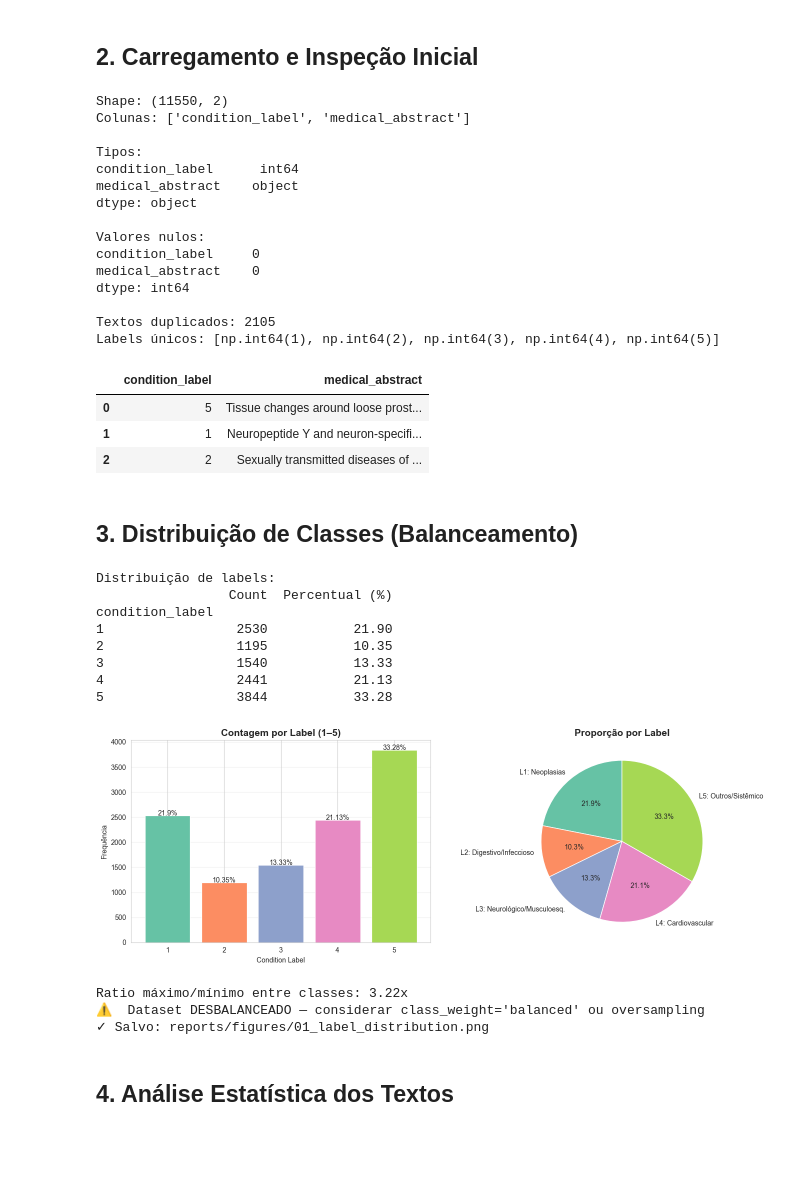
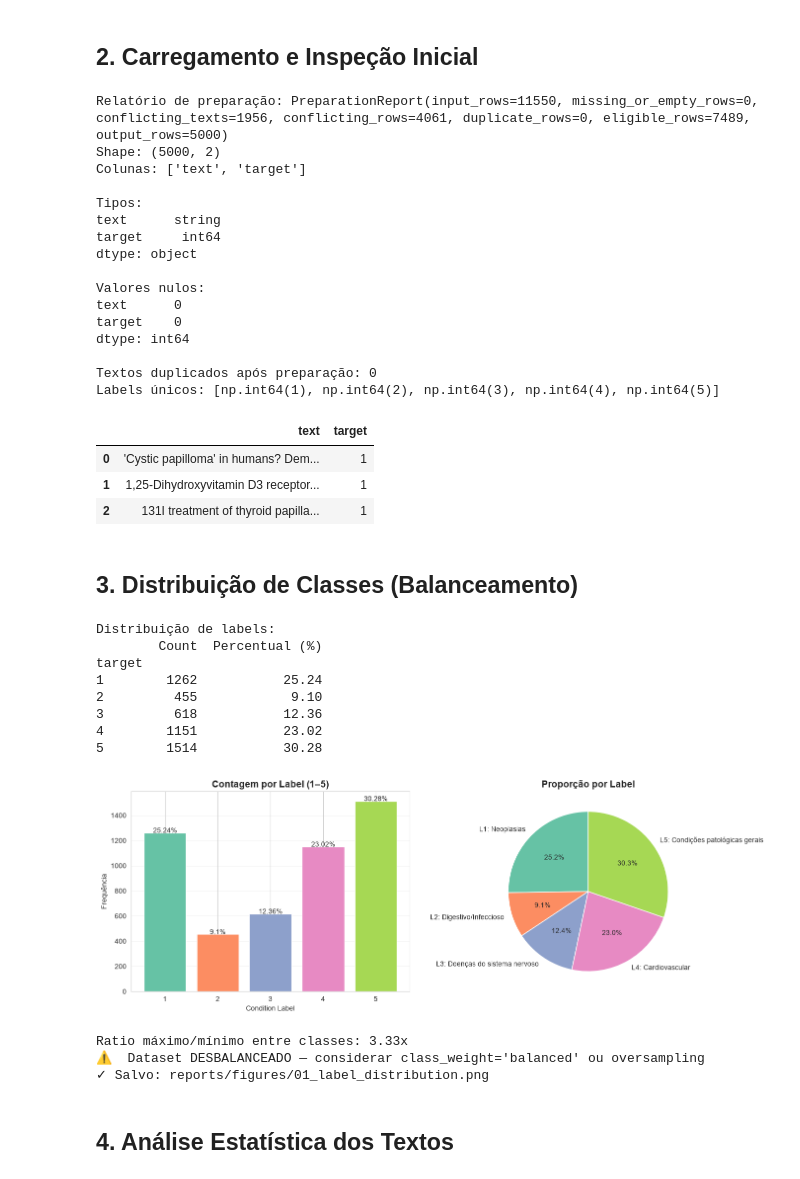
Before and after one commit to fabiopolli/pos-ml-eng-tech-challenge-fase-03, a Jupyter notebook: notebooks/01_eda.ipynb, the cells around one changed output. Cells and saved outputs as stored; diff of their text form; code cells hidden in the pictures; blank space fills up the shorter version.

```diff
--- a/notebooks/01_eda.ipynb
+++ b/notebooks/01_eda.ipynb
@@ -13,12 +13,19 @@ Dataset com **dois campos**:
 # %% [markdown]
 ## 1. Imports e Configurações
 # %%
+from pathlib import Path
+import sys
+
+PROJECT_ROOT = Path.cwd().parent if Path.cwd().name == 'notebooks' else Path.cwd()
+sys.path.insert(0, str(PROJECT_ROOT / 'src'))
+
 import pandas as pd
 import numpy as np
 import matplotlib.pyplot as plt
 import seaborn as sns
 from collections import Counter
 from sklearn.feature_extraction.text import CountVectorizer, TfidfVectorizer
+from triage_ml.data.prepare import prepare_dataset
 import warnings
 warnings.filterwarnings('ignore')
 
@@ -26,13 +33,15 @@ sns.set_style('whitegrid')
 plt.rcParams['figure.figsize'] = (12, 6)
 colors = sns.color_palette('Set2', 5)
 
-DATA_PATH = '../data/medical_tc_train.csv'
+DATA_PATH = PROJECT_ROOT / 'data' / 'medical_tc_train.csv'
+FIGURES_DIR = PROJECT_ROOT / 'reports' / 'figures'
+FIGURES_DIR.mkdir(parents=True, exist_ok=True)
 LABEL_NAMES = {
     1: 'Neoplasias',
     2: 'Digestivo/Infeccioso',
-    3: 'Neurológico/Musculoesq.',
+    3: 'Doenças do sistema nervoso',
     4: 'Cardiovascular',
-    5: 'Outros/Sistêmico'
+    5: 'Condições patológicas gerais'
 }
 
 print("✓ Imports carregados")
@@ -41,81 +50,84 @@ print("✓ Imports carregados")
 # %% [markdown]
 ## 2. Carregamento e Inspeção Inicial
 # %%
-df = pd.read_csv(DATA_PATH)
+raw_df = pd.read_csv(DATA_PATH)
+df, preparation_report = prepare_dataset(raw_df, sample_size=5000, random_state=42)
+print(f"Relatório de preparação: {preparation_report}")
 print(f"Shape: {df.shape}")
 print(f"Colunas: {df.columns.tolist()}")
 print(f"\nTipos:\n{df.dtypes}")
 print(f"\nValores nulos:\n{df.isnull().sum()}")
-print(f"\nTextos duplicados: {df['medical_abstract'].duplicated().sum()}")
-print(f"Labels únicos: {sorted(df['condition_label'].unique())}")
+print(f"\nTextos duplicados após preparação: {df['text'].duplicated().sum()}")
+print(f"Labels únicos: {sorted(df['target'].unique())}")
 df.head(3)
 # %% [output]
-Shape: (11550, 2)
-Colunas: ['condition_label', 'medical_abstract']
+Relatório de preparação: PreparationReport(input_rows=11550, missing_or_empty_rows=0, conflicting_texts=1956, conflicting_rows=4061, duplicate_rows=0, eligible_rows=7489, output_rows=5000)
+Shape: (5000, 2)
+Colunas: ['text', 'target']
 
 Tipos:
-condition_label      int64
-medical_abstract    object
+text      string
+target     int64
 dtype: object
 
 Valores nulos:
-condition_label     0
-medical_abstract    0
+text      0
+target    0
 dtype: int64
 
-Textos duplicados: 2105
+Textos duplicados após preparação: 0
 Labels únicos: [np.int64(1), np.int64(2), np.int64(3), np.int64(4), np.int64(5)]
-|  | condition_label | medical_abstract |
-| 0 | 5 | Tissue changes around loose prost... |
-| 1 | 1 | Neuropeptide Y and neuron-specifi... |
-| 2 | 2 | Sexually transmitted diseases of ... |
+|  | text | target |
+| 0 | 'Cystic papilloma' in humans? Dem... | 1 |
+| 1 | 1,25-Dihydroxyvitamin D3 receptor... | 1 |
+| 2 | 131I treatment of thyroid papilla... | 1 |
 # %% [markdown]
 ## 3. Distribuição de Classes (Balanceamento)
 # %%
-label_counts = df['condition_label'].value_counts().sort_index()
+label_counts = df['target'].value_counts().sort_index()
 label_pct = (label_counts / len(df) * 100).round(2)
 
 print("Distribuição de labels:")
 print(pd.DataFrame({'Count': label_counts, 'Percentual (%)': label_pct}))
 
 fig, axes = plt.subplots(1, 2, figsize=(14, 5))
 
 bars = axes[0].bar(label_counts.index, label_counts.values, color=colors)
 axes[0].set_title('Contagem por Label (1–5)', fontsize=14, fontweight='bold')
 axes[0].set_xlabel('Condition Label')
 axes[0].set_ylabel('Frequência')
 for bar, pct in zip(bars, label_pct.values):
     axes[0].text(bar.get_x() + bar.get_width()/2, bar.get_height() + 0.3,
                  f'{pct}%', ha='center', fontsize=10)
 axes[0].grid(axis='y', alpha=0.3)
 
 axes[1].pie(label_counts.values,
             labels=[f'L{i}: {LABEL_NAMES[i]}' for i in label_counts.index],
             autopct='%1.1f%%', colors=colors, startangle=90)
 axes[1].set_title('Proporção por Label', fontsize=14, fontweight='bold')
 
 plt.tight_layout()
-plt.savefig('../reports/figures/01_label_distribution.png', dpi=300, bbox_inches='tight')
+plt.savefig(FIGURES_DIR / '01_label_distribution.png', dpi=300, bbox_inches='tight')
 plt.show()
 
 max_ratio = label_counts.max() / label_counts.min()
 print(f"\nRatio máximo/mínimo entre classes: {max_ratio:.2f}x")
 if max_ratio > 2:
     print("⚠️  Dataset DESBALANCEADO — considerar class_weight='balanced' ou oversampling")
 else:
     print("✓ Dataset relativamente BALANCEADO")
 print("✓ Salvo: reports/figures/01_label_distribution.png")
 # %% [output]
 Distribuição de labels:
-                 Count  Percentual (%)
-condition_label
-1                 2530           21.90
-2                 1195           10.35
-3                 1540           13.33
-4                 2441           21.13
-5                 3844           33.28
+        Count  Percentual (%)
+target
+1        1262           25.24
+2         455            9.10
+3         618           12.36
+4        1151           23.02
+5        1514           30.28
-[figure, old version]
+[figure, new version]
-Ratio máximo/mínimo entre classes: 3.22x
+Ratio máximo/mínimo entre classes: 3.33x
 ⚠️  Dataset DESBALANCEADO — considerar class_weight='balanced' ou oversampling
 ✓ Salvo: reports/figures/01_label_distribution.png
 # %% [markdown]
```
Also changed, not shown: parts of 9 cells of this notebook, 21 other files.
